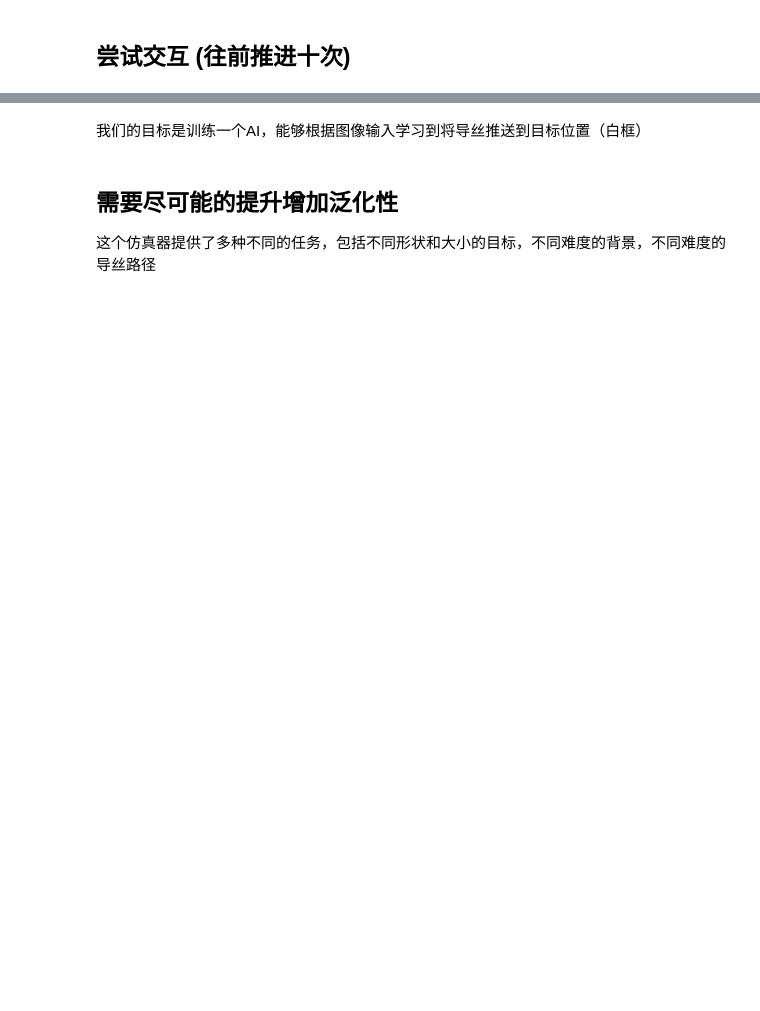
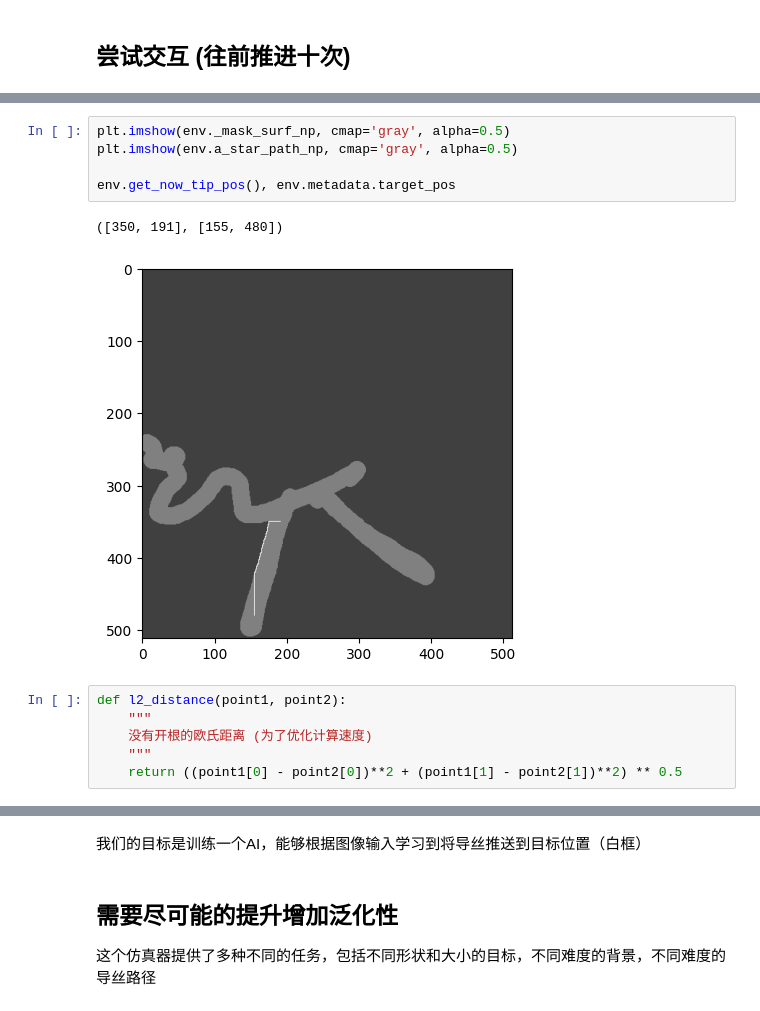
Before and after one commit to umeiko/guide-sim, a Jupyter notebook: starter.ipynb, the cells around one changed output, grey strips where cells are left out. Drawn from its saved outputs; the diff is of its cells as text; blank space fills up the shorter version.

```diff
--- a/starter.ipynb
+++ b/starter.ipynb
@@ -30,0 +71,14 @@ plt.imshow(img[0], cmap='gray')
+# %%
+plt.imshow(env._mask_surf_np, cmap='gray', alpha=0.5)
+plt.imshow(env.a_star_path_np, cmap='gray', alpha=0.5)
+
+env.get_now_tip_pos(), env.metadata.target_pos
+# %% [output]
+([350, 191], [155, 480])
+[figure, added]
+# %%
+def l2_distance(point1, point2):
+    """
+    没有开根的欧氏距离 (为了优化计算速度)
+    """
+    return ((point1[0] - point2[0])**2 + (point1[1] - point2[1])**2) ** 0.5
```
Also changed, not shown: parts of 12 cells of this notebook, 46 other files.
